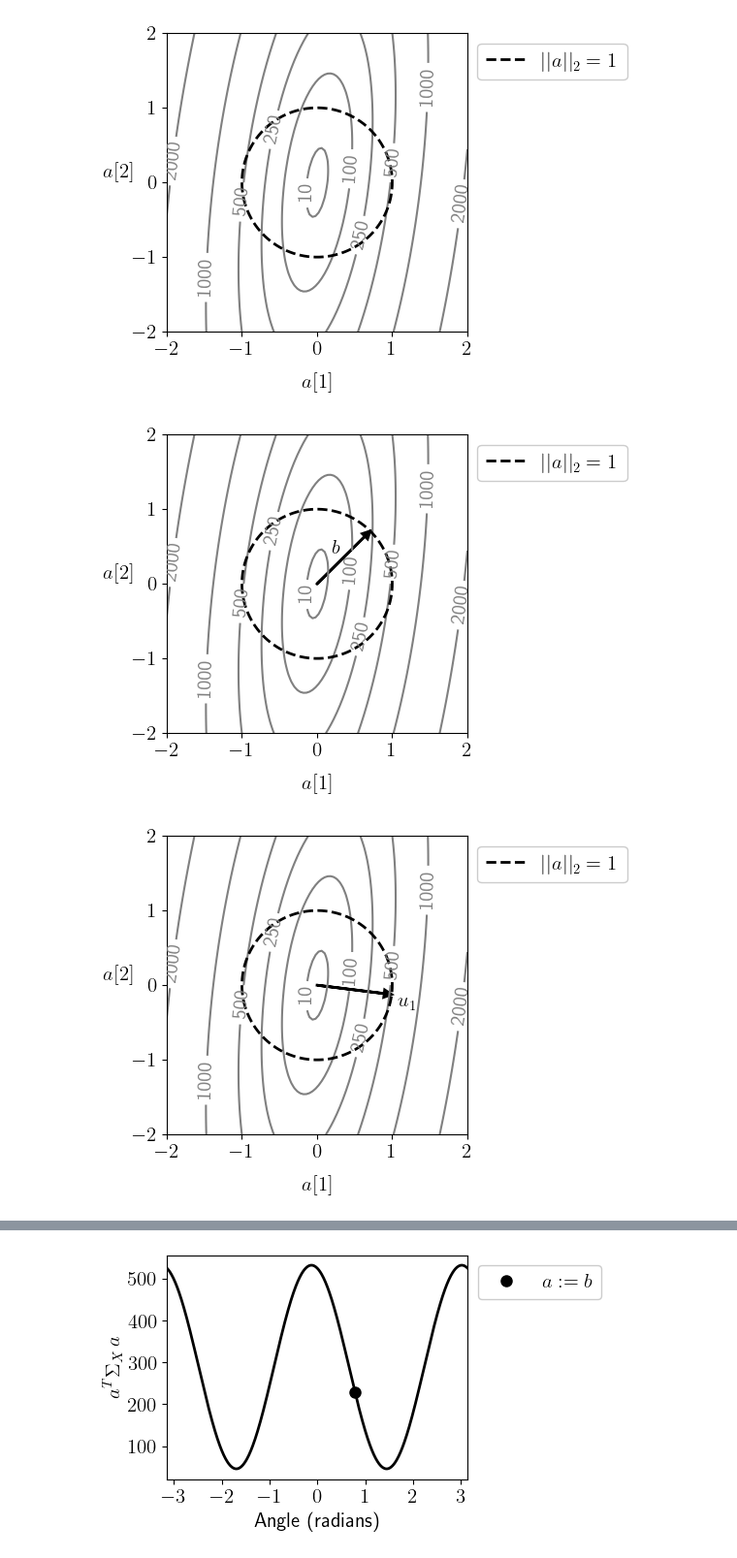
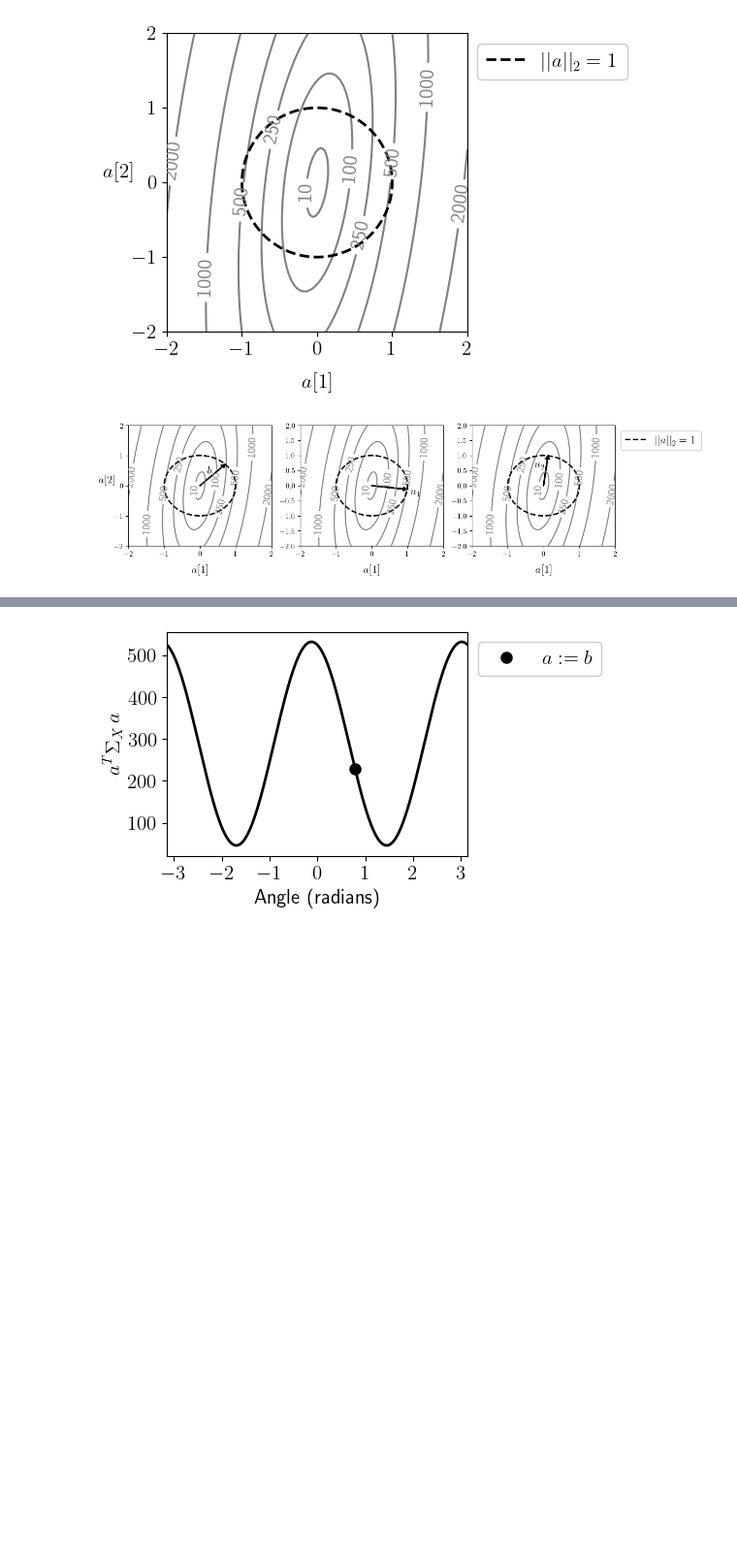
Before and after one commit to cfgranda/ps4ds, a Jupyter notebook: pca_and_low_rank_models/canada_cities.ipynb, the cells around one changed output, grey strips where cells are left out. Shown at 97% size. Cells and saved outputs as stored; diff of their text form; code cells hidden in the pictures; blank space fills up the shorter version.

```diff
--- a/pca_and_low_rank_models/canada_cities.ipynb
+++ b/pca_and_low_rank_models/canada_cities.ipynb
@@ -162,45 +150,35 @@ plt.legend(fontsize=font_size,framealpha=1,bbox_to_anchor=(1, 1), loc='upper lef
 # %% [output]
 [figure]
 # %%
-fig = plt.figure(figsize = (4,4))
-CS = plt.contour(X, Y, Z, levels = level_list,colors='gray')#levels=30,cmap='RdGy');
-plt.clabel(CS, fontsize=font_size_ticks, inline=1,fmt = '%1.0f')#,ticks=Contourrange)
-plt.plot(np.cos(inds),np.sin(inds),'--',color='black',lw=2,label=r"$||a||_2=1$")
-plt.arrow(0, 0, np.cos(np.pi/4), np.sin(np.pi/4), head_width=0.1, head_length=0.1, fc='black', ec='black',length_includes_head=True,lw=2)
-plt.text(0.2,0.4,r"$b$",fontsize=font_size)
-plt.xticks(tick_aux,fontsize=font_size_ticks)
-plt.yticks(tick_aux,fontsize=font_size_ticks)
-h = plt.ylabel(r"$a[2]$", fontsize=font_size,labelpad=10)
+fig, axes = plt.subplots(1, 3, figsize=(12,3),width_ratios=[1,1,1])
+
+CS = axes[0].contour(X, Y, Z, levels = level_list,colors='gray')#levels=30,cmap='RdGy');
+axes[0].clabel(CS, fontsize=font_size_ticks, inline=1,fmt = '%1.0f')#,ticks=Contourrange)
+axes[0].plot(np.cos(inds),np.sin(inds),'--',color='black',lw=2,label=r"$||a||_2=1$")
+axes[0].arrow(0, 0, np.cos(np.pi/4), np.sin(np.pi/4), head_width=0.1, head_length=0.1, fc='black', ec='black',length_includes_head=True,lw=2)
+axes[0].text(0.2,0.4,r"$b$",fontsize=font_size)
+axes[0].set_xticks(tick_aux)
+axes[0].set_yticks(tick_aux)
+h = axes[0].set_ylabel(r"$a[2]$", fontsize=font_size,labelpad=10)
 h.set_rotation(0)
-plt.xlabel(r"$a[1]$", fontsize=font_size,labelpad=10)
-plt.legend(fontsize=font_size,framealpha=1,bbox_to_anchor=(1, 1), loc='upper left', ncol=1)
+axes[0].set_xlabel(r"$a[1]$", fontsize=font_size,labelpad=10)
 
-fig = plt.figure(figsize = (4,4))
-CS = plt.contour(X, Y, Z, levels = level_list,colors='gray')#levels=30,cmap='RdGy');
-plt.clabel(CS, fontsize=font_size_ticks, inline=1,fmt = '%1.0f')#,ticks=Contourrange)
-plt.plot(np.cos(inds),np.sin(inds),'--',color='black',lw=2,label=r"$||a||_2=1$")
-plt.arrow(0, 0, u_1[0], u_1[1], head_width=0.1, head_length=0.1, fc='black', ec='black',
+CS = axes[1].contour(X, Y, Z, levels = level_list,colors='gray')#levels=30,cmap='RdGy');
+axes[1].clabel(CS, fontsize=font_size_ticks, inline=1,fmt = '%1.0f')#,ticks=Contourrange)
+axes[1].plot(np.cos(inds),np.sin(inds),'--',color='black',lw=2,label=r"$||a||_2=1$")
+axes[1].arrow(0, 0, u_1[0], u_1[1], head_width=0.1, head_length=0.1, fc='black', ec='black',
           length_includes_head=True,lw=2)
-plt.text(1.075,-0.3,r"$u_1$",fontsize=font_size)
-plt.xticks(tick_aux,fontsize=font_size_ticks)
-plt.yticks(tick_aux,fontsize=font_size_ticks)
-h = plt.ylabel(r"$a[2]$", fontsize=font_size,labelpad=10)
-h.set_rotation(0)
-plt.xlabel(r"$a[1]$", fontsize=font_size,labelpad=10)
-plt.legend(fontsize=font_size,framealpha=1,bbox_to_anchor=(1, 1), loc='upper left', ncol=1)
+axes[1].text(1.075,-0.3,r"$u_1$",fontsize=font_size)
+axes[1].set_xticks(tick_aux)
+axes[1].set_xlabel(r"$a[1]$", fontsize=font_size,labelpad=10)
 
-fig = plt.figure(figsize = (4,4))
-CS = plt.contour(X, Y, Z, levels = level_list,colors='gray')#levels=30,cmap='RdGy');
-plt.clabel(CS, fontsize=font_size_ticks, inline=1,fmt = '%1.0f')#,ticks=Contourrange)
-plt.plot(np.cos(inds),np.sin(inds),'--',color='black',lw=2,label=r"$||a||_2=1$")
-plt.arrow(0, 0, u_2[0], u_2[1], head_width=0.1, head_length=0.1, fc='black', ec='black',length_includes_head=True,lw=2)
-plt.text(-0.25,0.6,r"$u_2$",fontsize=font_size)
-plt.xticks(tick_aux,fontsize=font_size_ticks)
-plt.yticks(tick_aux,fontsize=font_size_ticks)
-h = plt.ylabel(r"$a[2]$", fontsize=font_size,labelpad=10)
-h.set_rotation(0)
-plt.xlabel(r"$a[1]$", fontsize=font_size,labelpad=10)
-plt.legend(fontsize=font_size,framealpha=1,bbox_to_anchor=(1, 1), loc='upper left', ncol=1);
+CS = axes[2].contour(X, Y, Z, levels = level_list,colors='gray')#levels=30,cmap='RdGy');
+axes[2].clabel(CS, fontsize=font_size_ticks, inline=1,fmt = '%1.0f')#,ticks=Contourrange)
+axes[2].plot(np.cos(inds),np.sin(inds),'--',color='black',lw=2,label=r"$||a||_2=1$")
+axes[2].arrow(0, 0, u_2[0], u_2[1], head_width=0.1, head_length=0.1, fc='black', ec='black',length_includes_head=True,lw=2)
+axes[2].text(-0.25,0.6,r"$u_2$",fontsize=font_size)
+axes[2].set_xticks(tick_aux)
+axes[2].set_xlabel(r"$a[1]$", fontsize=font_size,labelpad=10)
+axes[2].legend(fontsize=font_size,framealpha=1,bbox_to_anchor=(1, 1), loc='upper left', ncol=1);
 # %% [output]
-[figure, old version]
+[figure, new version]
-[figure, removed]
```
Also changed, not shown: parts of 2 cells of this notebook, 1 other file.
